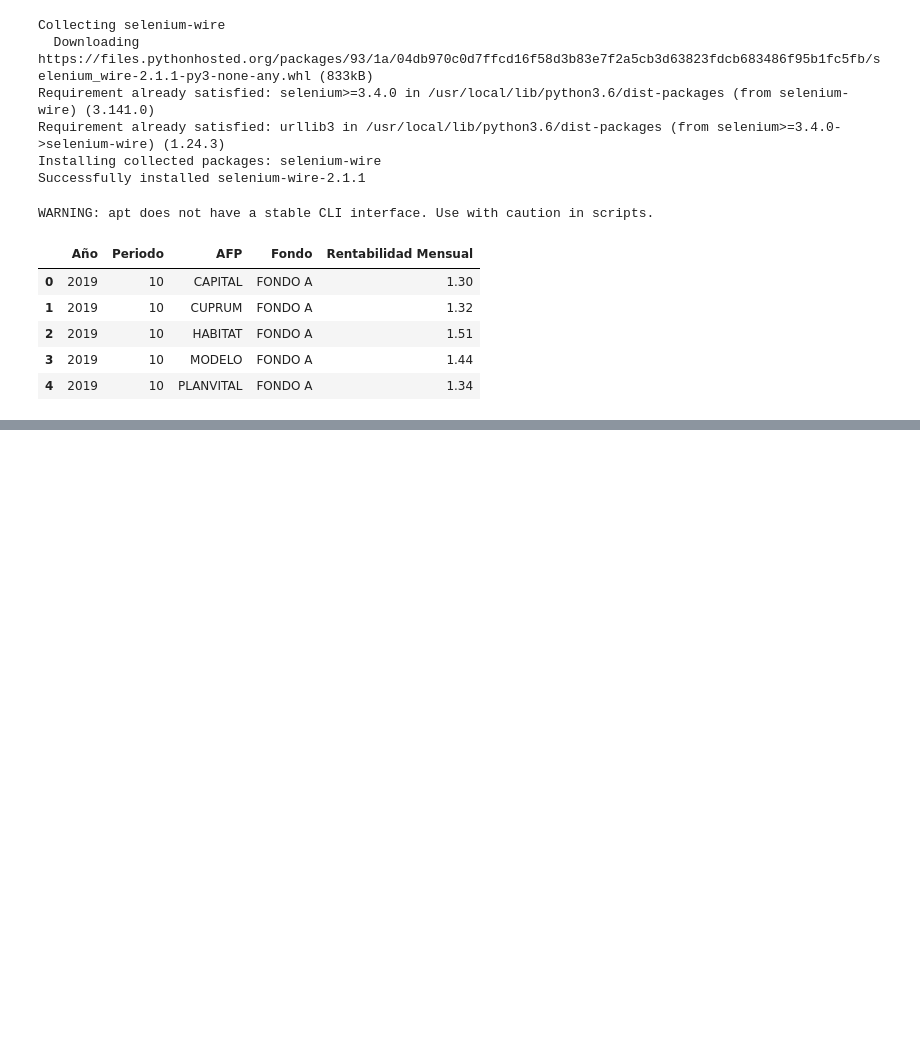
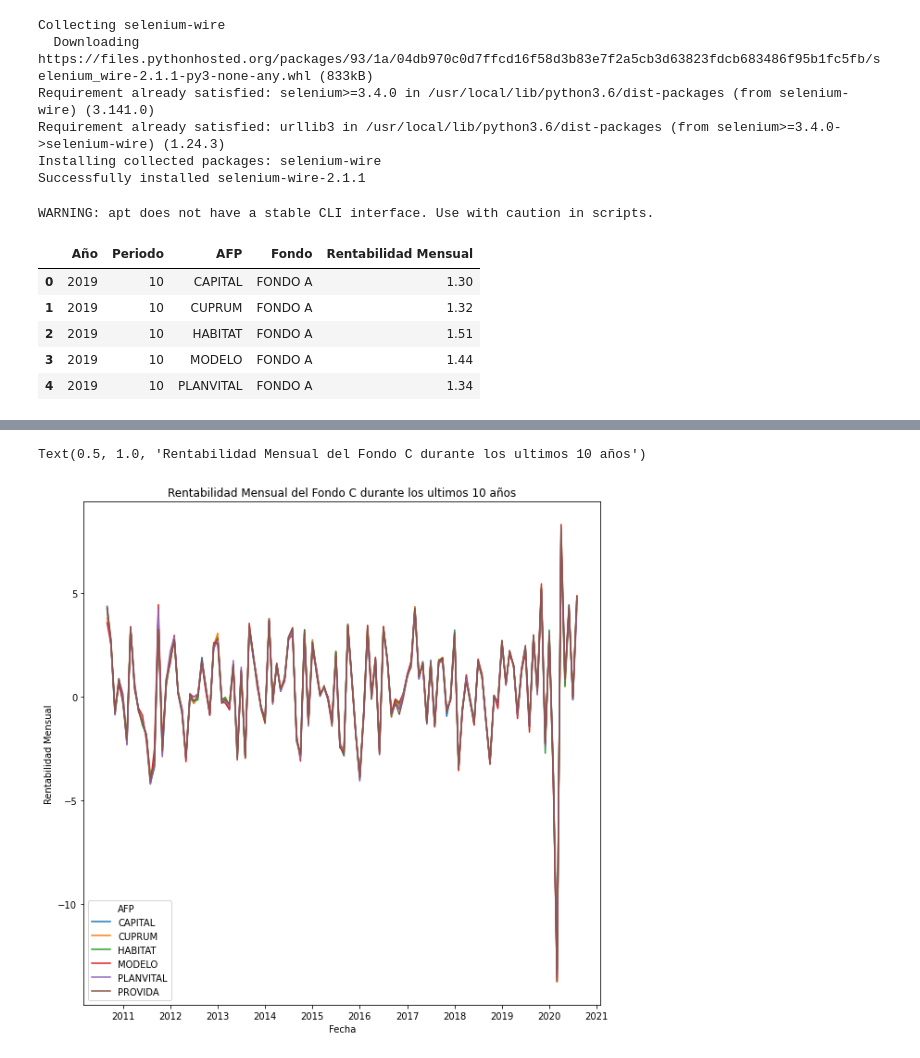
Before and after one commit to Foco22/AFPs, a Jupyter notebook: AnalisisAFPs.ipynb, the cells around one changed output, grey strips where cells are left out. Saved outputs shown, nothing was run; the diff lists cells and outputs as text; code cells hidden in the pictures; blank space fills up the shorter version.

```diff
--- a/AnalisisAFPs.ipynb
+++ b/AnalisisAFPs.ipynb
@@ -169,0 +366,8 @@ datos_2019_2020.head()
+# %%
+df_rentabilidad_fecha.loc[df_rentabilidad_fecha['Fondo']== 'FONDO C']
+plt.figure(figsize = (10,10))
+sns.lineplot(data = df_rentabilidad_fecha.loc[df_rentabilidad_fecha['Fondo']== 'FONDO B'], x="Fecha", y="Rentabilidad Mensual", hue = 'AFP')
+plt.title('Rentabilidad Mensual del Fondo C durante los ultimos 10 años')
+# %% [output]
+Text(0.5, 1.0, 'Rentabilidad Mensual del Fondo C durante los ultimos 10 años')
+[figure, added]
```
Also changed, not shown: parts of 32 cells of this notebook.
